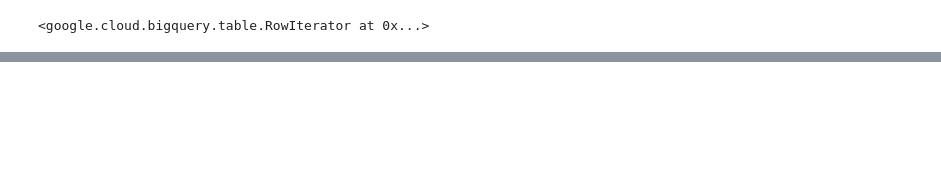
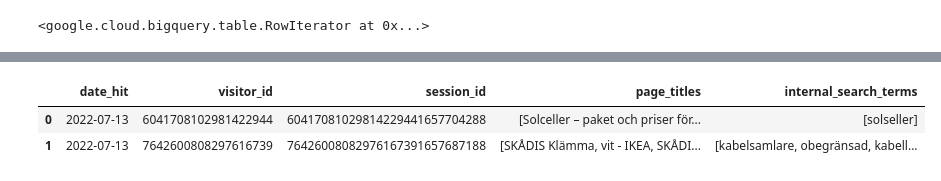
Before and after one commit to orlev2/ces_ds, a Jupyter notebook: user_searches.ipynb, the cells around one changed output, grey strips where cells are left out. Saved outputs shown, nothing was run; the diff lists cells and outputs as text; code cells hidden in the pictures; blank space fills up the shorter version.

Commit message:
change project

```diff
--- a/user_searches.ipynb
+++ b/user_searches.ipynb
@@ -29,2 +31,2 @@ def estimate_bigquery_query_cost(bq_client, query):
 # %%
-bigquery_client= bigquery.Client(project="ingka-energy-analytics-dev") # ingka-energy-solar-dev
+bigquery_client= bigquery.Client(project="ingka-chscesda-solar-dev") # ingka-energy-solar-dev # ingka-energy-analytics-dev
@@ -157,0 +300,22 @@ Top memory consumer(s):
+# %%
+# Results to pandas df
+job_config = bigquery.QueryJobConfig(
+    use_legacy_sql=False
+)
+
+df = (
+    bigquery_client.query(query_string, job_config)
+    .result()
+    .to_dataframe(
+        # Optionally, explicitly request to use the BigQuery Storage API. As of
+        # google-cloud-bigquery version 1.26.0 and above, the BigQuery Storage
+        # API is used by default.
+        create_bqstorage_client=True,
+    )
+)
+
+df
+# %% [output]
+|  | date_hit | visitor_id | session_id | page_titles | internal_search_terms |
+| 0 | 2022-07-13 | 6041708102981422944 | 60417081029814229441657704288 | [Solceller – paket och priser för... | [solseller] |
+| 1 | 2022-07-13 | 7642600808297616739 | 76426008082976167391657687188 | [SKÅDIS Klämma, vit - IKEA, SKÅDI... | [kabelsamlare, obegränsad, kabell... |
```
Also changed, not shown: parts of 18 cells of this notebook.
